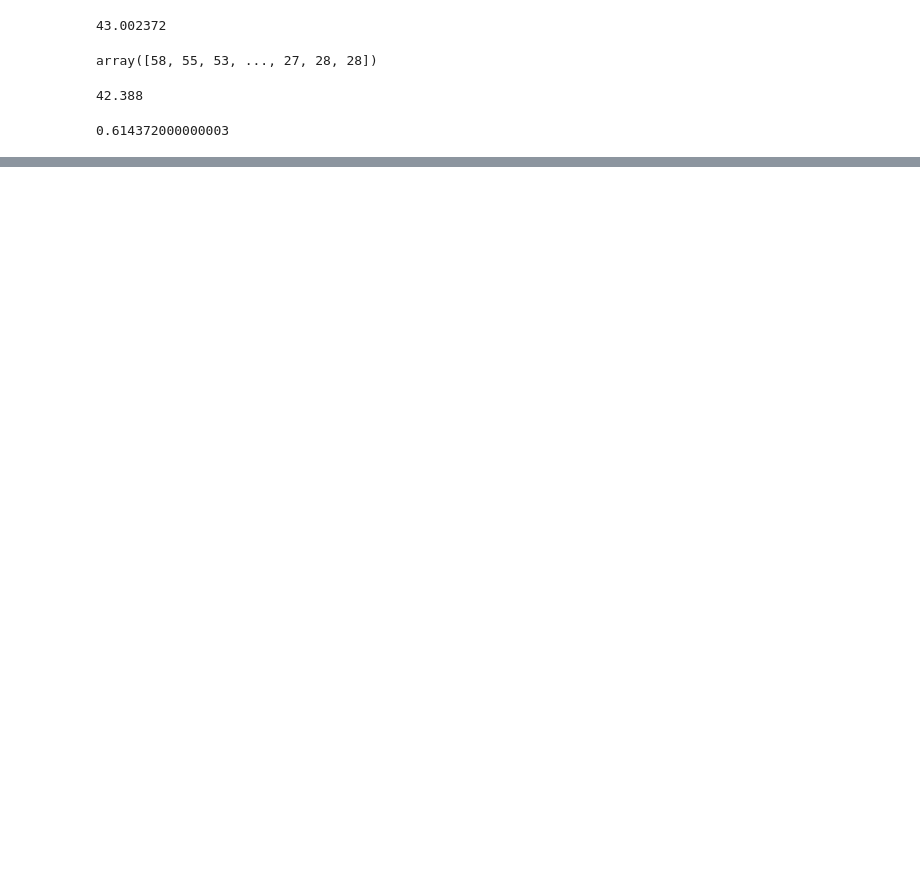
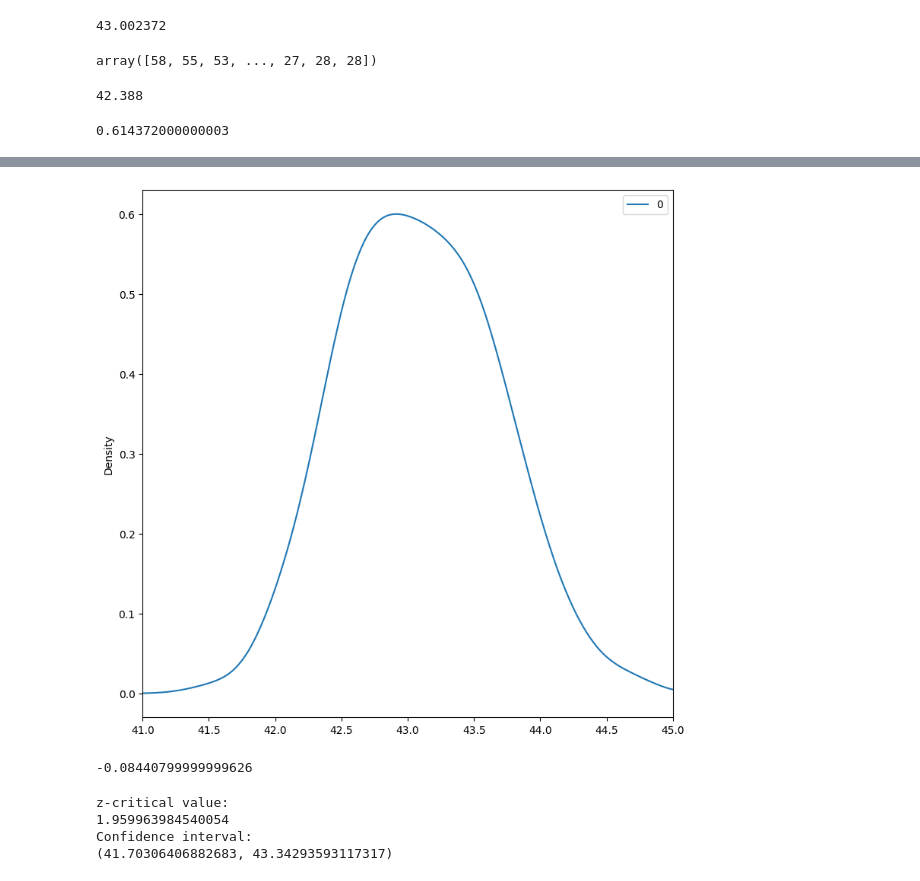
Before and after one commit to Shane360/Python-Practice-Code, a Jupyter notebook: python-for-data-confidence-intervals.ipynb, the cells around one changed output, grey strips where cells are left out. Cells and saved outputs as stored; diff of their text form; code cells hidden in the pictures; blank space fills up the shorter version.

```diff
--- a/python-for-data-confidence-intervals.ipynb
+++ b/python-for-data-confidence-intervals.ipynb
@@ -52,0 +92,43 @@ population_ages.mean() - sample_ages.mean()
+# %%
+np.random.seed(10)
+
+point_estimates = []         #Make empty list to hold point estimates
+
+for x in range (200):        #Generate 200 samples
+    sample = np.random.choice(a = population_ages, size = 500)
+    point_estimates.append(sample.mean())
+
+pd.DataFrame(point_estimates).plot(kind ="density",
+                                  figsize = (9, 9),
+                                  xlim = (41, 45));
+# %% [output]
+[figure, added]
+# %%
+population_ages.mean() - np.array(point_estimates).mean()
+# %% [output]
+-0.08440799999999626
+# %%
+np.random.seed(10)
+
+sample_size = 1000
+sample = np.random.choice(a = population_ages, size = sample_size)
+sample_mean = sample.mean()
+
+z_critical = stats.norm.ppf(q = 0.975)         #Get the 2-critcAL VALUE
+
+print("z-critical value:")
+print(z_critical)
+
+pop_stdev = population_ages.std()              #Get the population standard Deviation
+margin_of_error = z_critical * (pop_stdev/math.sqrt(sample_size))
+
+confidence_interval = (sample_mean - margin_of_error,
+                      sample_mean + margin_of_error)
+
+print("Confidence interval:")
+print(confidence_interval)
+# %% [output]
+z-critical value:
+1.959963984540054
+Confidence interval:
+(41.70306406882683, 43.34293593117317)
```
Also changed, not shown: parts of 4 cells of this notebook.
